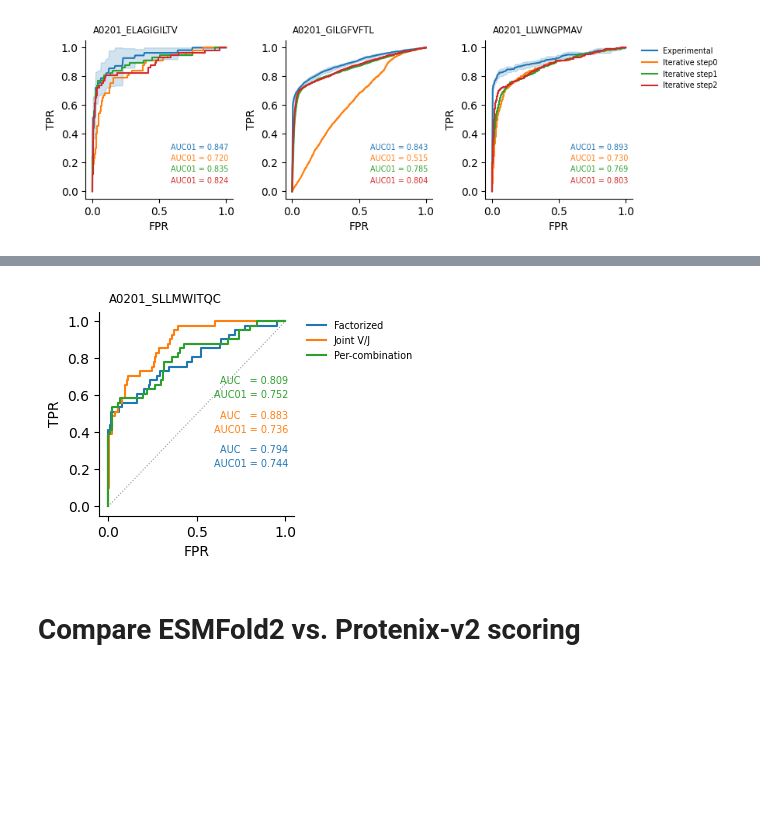
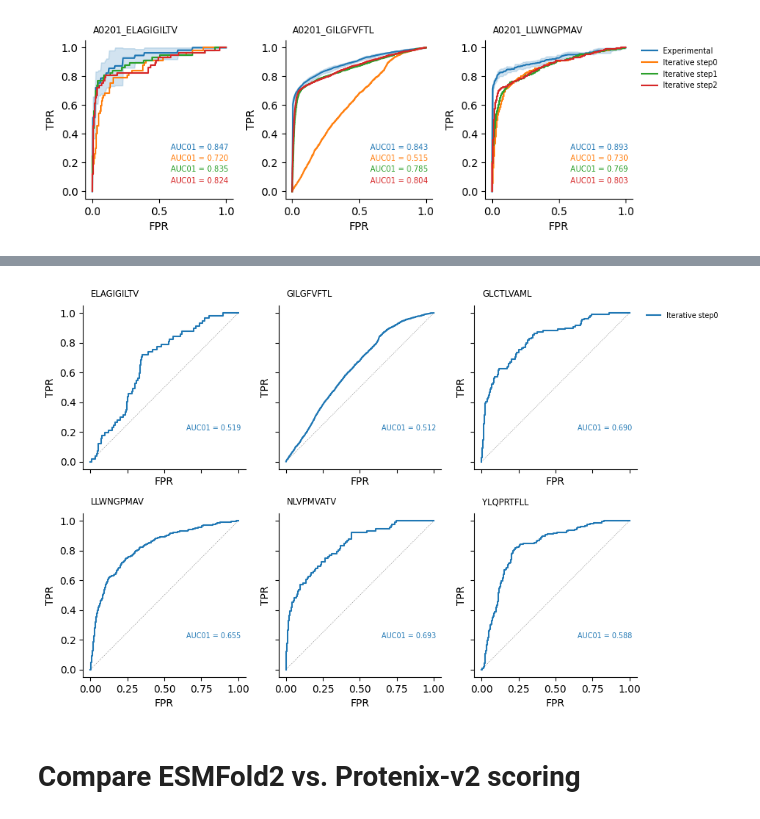
Before and after one commit to Rita-Ann-Roessner/Postdoc-UNIL, a Jupyter notebook: 260626_ESMfold2_motif_builder/Monitor.ipynb, the cells around one changed output, grey strips where cells are left out. Drawn from its saved outputs; the diff is of its cells as text; code cells hidden in the pictures; blank space fills up the shorter version.

```diff
--- a/260626_ESMfold2_motif_builder/Monitor.ipynb
+++ b/260626_ESMfold2_motif_builder/Monitor.ipynb
@@ -769,42 +896,63 @@ plt.show()
 # %% [output]
 [figure]
 # %%
-epitope = 'A0201_SLLMWITQC'
-step    = 'step2'
+import os
+import numpy as np
+import pandas as pd
+import seaborn as sns
+import matplotlib.pyplot as plt
+from sklearn.metrics import roc_curve, roc_auc_score
 
-RUNS = {
-    'Factorized':      'TCR_motif_atlas_cdr3_templated_new_installation_reduced_cycles_NY-ESO-1_fix',
-    'Joint V/J':       'TCR_motif_atlas_cdr3_templated_new_installation_reduced_cycles_NY-ESO-1_jointVJ',
-    'Per-combination': 'TCR_motif_atlas_cdr3_templated_new_installation_reduced_cycles_NY-ESO-1_jointVJ_new',
-}
+BASE = 'VJ_background_correction'
 
-fig, ax = plt.subplots(1, 1, figsize=(4, 3))
+epitopes = ['A0201_ELAGIGILTV', 'A0201_GILGFVFTL', 'A0201_GLCTLVAML',
+            'A0201_LLWNGPMAV',  'A0201_NLVPMVATV', 'A0201_YLQPRTFLL']
+steps = ['step0', 'step1', 'step2']
 
-ax.text(0.05, 1.1, epitope, transform=ax.transAxes,
-        va='top', ha='left', fontsize='small')
+fig, axes = plt.subplots(2, 3, figsize=(9.5, 6), sharex=True, sharey=True)
+palette = sns.color_palette()
 
-y_txt = 0.23
-for name, tree in RUNS.items():
-    df = pd.read_csv(f'{tree}/{epitope}/{step}/validation/validation_pred.csv')
-    y_true, y_scores = df['Label'].values, df['score'].values
-    fpr, tpr, _ = roc_curve(y_true, y_scores)
-    auc   = roc_auc_score(y_true, y_scores)
-    auc01 = roc_auc_score(y_true, y_scores, max_fpr=0.1)
-    line, = ax.plot(fpr, tpr, label=name)
-    ax.text(0.97, y_txt, f"AUC   = {auc:.3f}\nAUC01 = {auc01:.3f}",
-            transform=ax.transAxes, ha='right', va='bottom',
-            fontsize='x-small', color=line.get_color(),
-            linespacing=1.5)
-    y_txt += 0.17
+for cnt, epitope in enumerate(epitopes):
+    ax = axes.flat[cnt]
+    ax.text(0.05, 1.1, epitope.replace('A0201_', ''), transform=ax.transAxes,
+            va='top', ha='left', fontsize='small')
+    ax.plot([0, 1], [0, 1], color='grey', lw=.6, linestyle=':')
 
-ax.plot([0, 1], [0, 1], ls=':', lw=0.8, color='0.6', zorder=0)
+    row = 0
+    for i, s in enumerate(steps):
+        f = f'{BASE}/{epitope}/{s}/validation/validation_pred.csv'
+        if not os.path.exists(f):
+            continue
 
-ax.set_xlabel('FPR')
-ax.set_ylabel('TPR')
+        df = pd.read_csv(f)
+        n_all = len(df)
+        df = df.dropna(subset=['Label', 'score'])
+        if n_all != len(df):
+            print(f'{epitope} {s}: dropped {n_all - len(df)} row(s) with NaN score')
+        if df['Label'].nunique() < 2:
+            continue
 
-handles, labels = ax.get_legend_handles_labels()
-ax.legend(handles, labels, fontsize='x-small', frameon=False,
-          bbox_to_anchor=(1.02, 1), loc='upper left')
+        y_true, y_scores = df['Label'].values, df['score'].values
+        fpr, tpr, _ = roc_curve(y_true, y_scores)
+        auc01 = roc_auc_score(y_true, y_scores, max_fpr=0.1)
+
+        line, = ax.plot(fpr, tpr, color=palette[i], label=f'Iterative {s}')
+        ax.text(0.97, 0.23 - row * 0.07, f'AUC01 = {auc01:.3f}',
+                transform=ax.transAxes, ha='right', va='bottom',
+                fontsize='x-small', color=line.get_color())
+        row += 1
+
+    if row == 0:
+        ax.text(0.5, 0.5, 'no validation_pred.csv', transform=ax.transAxes,
+                ha='center', va='center', fontsize='x-small', color='grey')
+
+    ax.set_xlabel('FPR')
+    ax.set_ylabel('TPR')
+
+best = max(axes.flat, key=lambda a: len(a.get_legend_handles_labels()[0]))
+handles, labels = best.get_legend_handles_labels()
+axes.flat[2].legend(handles, labels, fontsize='x-small', frameon=False,
+                    bbox_to_anchor=(1.02, 1), loc='upper left')
 
 sns.despine()
 plt.tight_layout()
@@ -813,4 +962,4 @@ plt.show()
-[figure, old version]
+[figure, new version]
 # %% [markdown]
 # Compare ESMFold2 vs. Protenix-v2 scoring
 # %%
```
Also changed, not shown: parts of 4 cells of this notebook, 3 other files.
